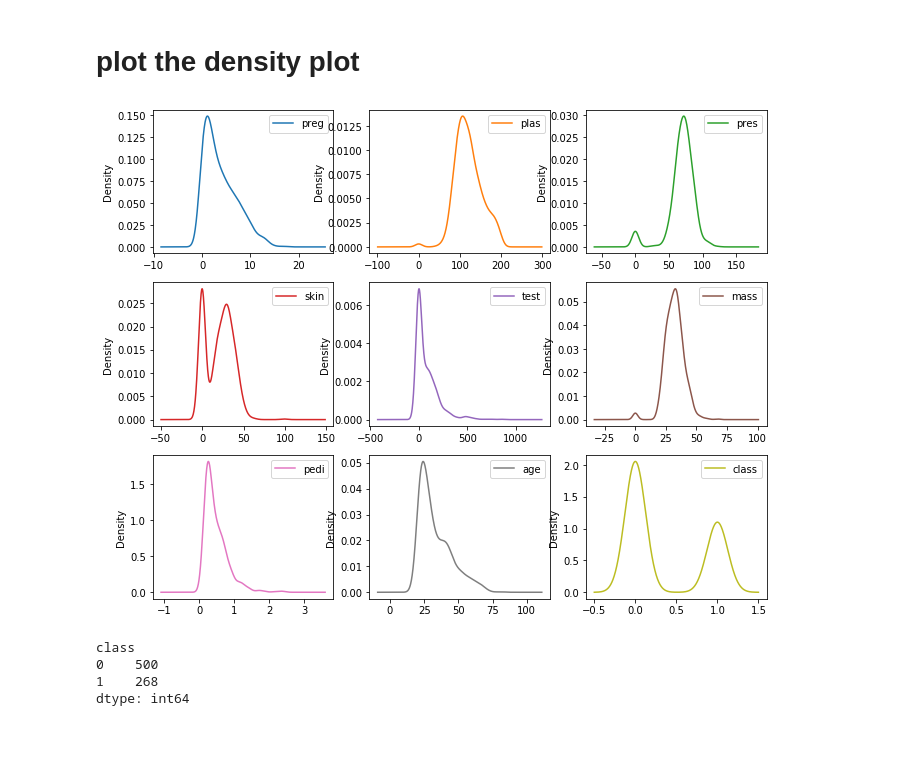
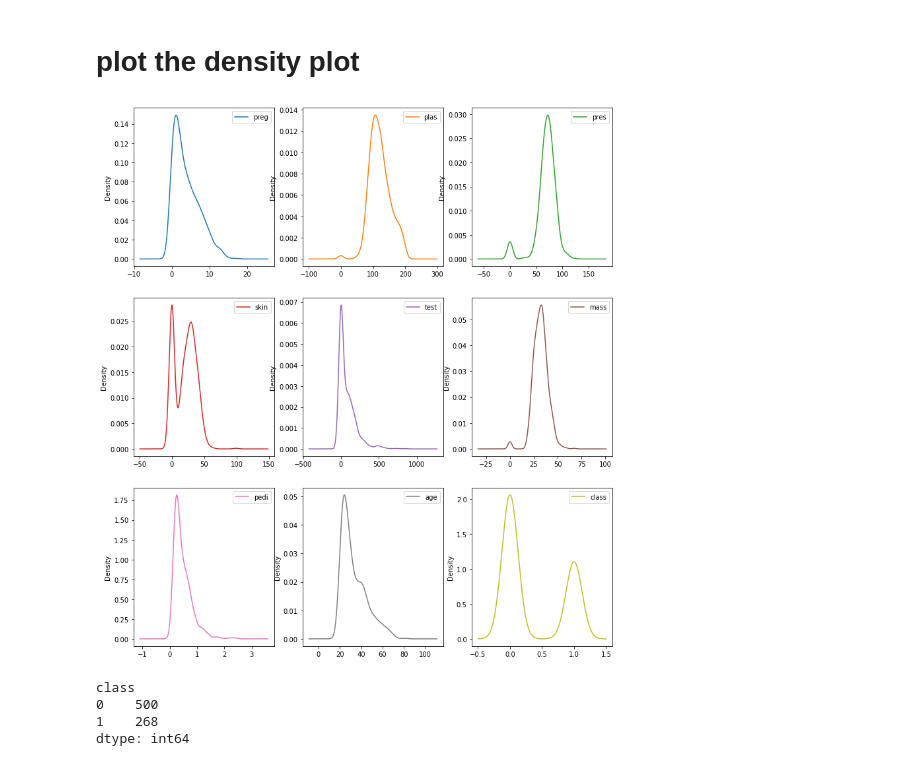
Before and after one commit to enuguru/DataScienceLevelOne, a Jupyter notebook: pydslevelone/data_visualization/plots.ipynb, the cells around one changed output. Saved outputs shown, nothing was run; the diff lists cells and outputs as text; code cells hidden in the pictures; blank space fills up the shorter version.

Commit message:
data analysis

```diff
--- a/pydslevelone/data_visualization/plots.ipynb
+++ b/pydslevelone/data_visualization/plots.ipynb
@@ -17,10 +17,10 @@ data = read_csv(filename, names=names)
 # %% [markdown]
 # plot the density plot
 # %%
-data.plot(kind='density', subplots=True,figsize=(11,9),layout=(3,3),sharex=False,sharey=False)
+data.plot(kind='density', subplots=True,figsize=(13,15),layout=(3,3),sharex=False,sharey=False)
 plt.show()
 # %% [output]
-[figure, old version]
+[figure, new version]
 # %%
 data.groupby(by='class').size()
 # %% [output]
```
Also changed, not shown: parts of 2 cells of this notebook, 11 other files.
